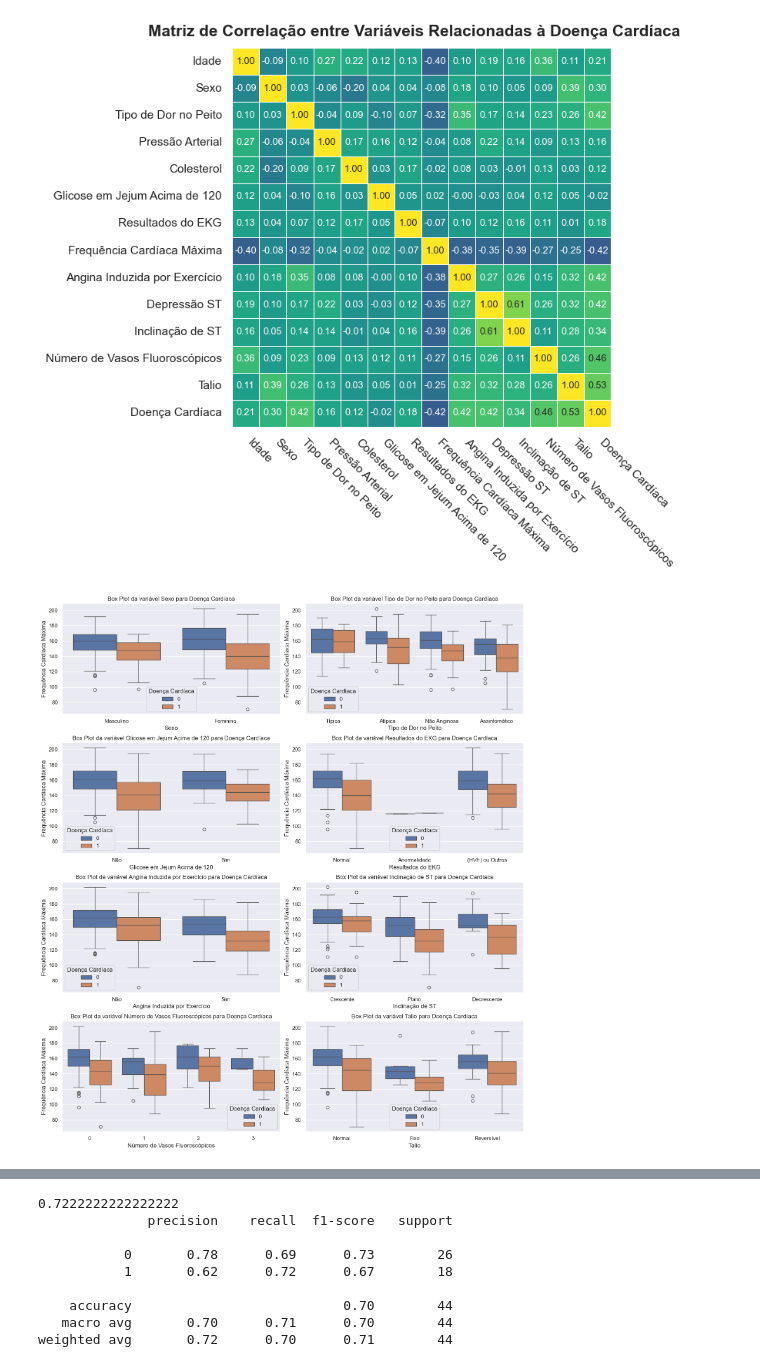
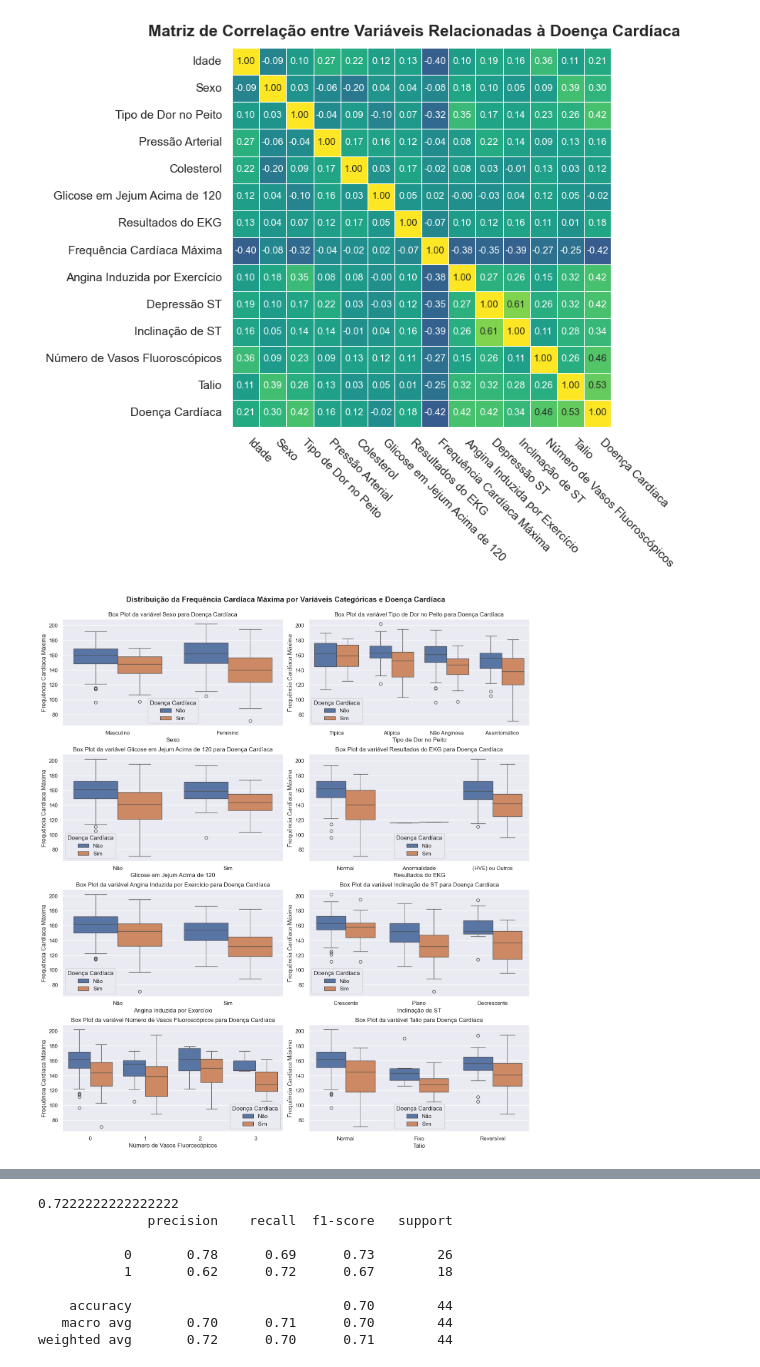
Before and after one commit to LucasMeller13/ml_abp, a Jupyter notebook: tests.ipynb, the cells around one changed output, grey strips where cells are left out. Drawn from its saved outputs; the diff is of its cells as text; code cells hidden in the pictures.

```diff
--- a/tests.ipynb
+++ b/tests.ipynb
@@ -228,31 +228,35 @@ plt.show()
 # %%
 columns = ['sex', 'chest_pain_type', 'fbs_over_120', 'ekg_results',
            'exercise_angina', 'slope_of_st', 'number_of_vessels_fluro', 'thallium']
 
 # Calculate the number of rows and columns for the subplots grid
 n_rows = (len(columns) + 1) // 2  # Adjust for two columns per row
 
 # Set up the figure and axes
 fig, axes = plt.subplots(n_rows, 2, figsize=(14, 4 * n_rows))  # Adjust figsize as needed
 axes = axes.flatten()  # Flatten the axes array for easy indexing
 
 # Loop through each column and plot on a subplot
 for i, col in enumerate(columns):
     sns.boxplot(x=df[col],y=df['max_hr'], hue=df['heart_disease'], ax=axes[i])
     axes[i].set_xticklabels(xtick_names[i])
     axes[i].set_title(f'Box Plot da variável {columns_translated[col]} para Doença Cardíaca')
     axes[i].set_ylabel(columns_translated['max_hr'])
     axes[i].set_xlabel(columns_translated[col])
-    axes[i].legend(title="Doença Cardíaca")
+    handles, _ = axes[i].get_legend_handles_labels()
+    axes[i].legend(handles=handles, title="Doença Cardíaca", labels=['Não', 'Sim'])
 
 # Remove any empty subplots
 for j in range(i + 1, len(axes)):
     fig.delaxes(axes[j])
 
+plt.suptitle("Distribuição da Frequência Cardíaca Máxima por Variáveis Categóricas e Doença Cardíaca", fontsize=15, fontweight='bold')
 plt.tight_layout()
+plt.subplots_adjust(top=.94)
+# plt.savefig('plot_distruicao_freq_Card.png', dpi=300)
 plt.show()
 # %% [output]
-[figure, old version]
+[figure, new version]
 # %%
 columns = ['sex', 'chest_pain_type', 'fbs_over_120', 'ekg_results',
            'exercise_angina', 'slope_of_st', 'number_of_vessels_fluro', 'thallium']
```
Also changed, not shown: parts of 2 cells of this notebook, 3 other files.
